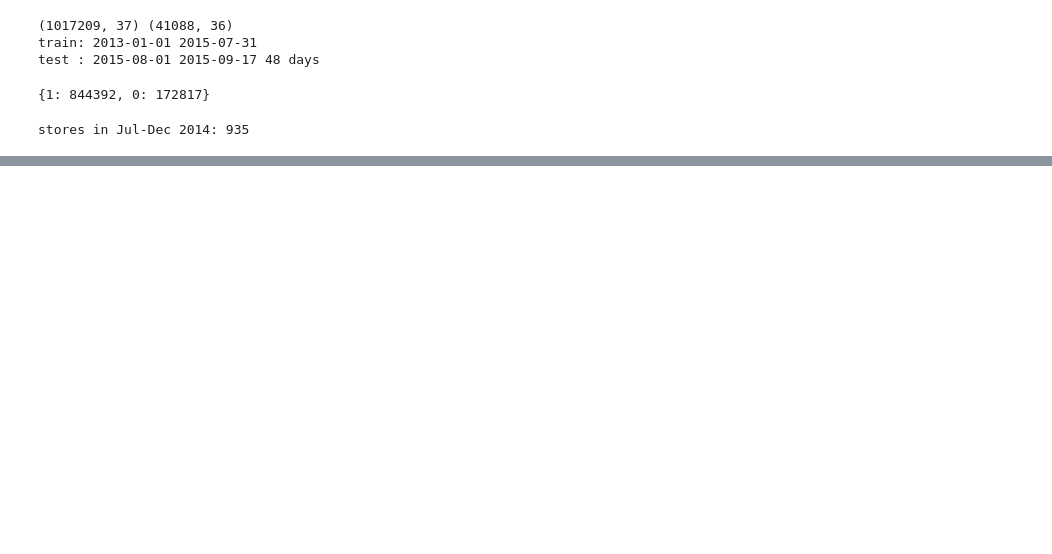
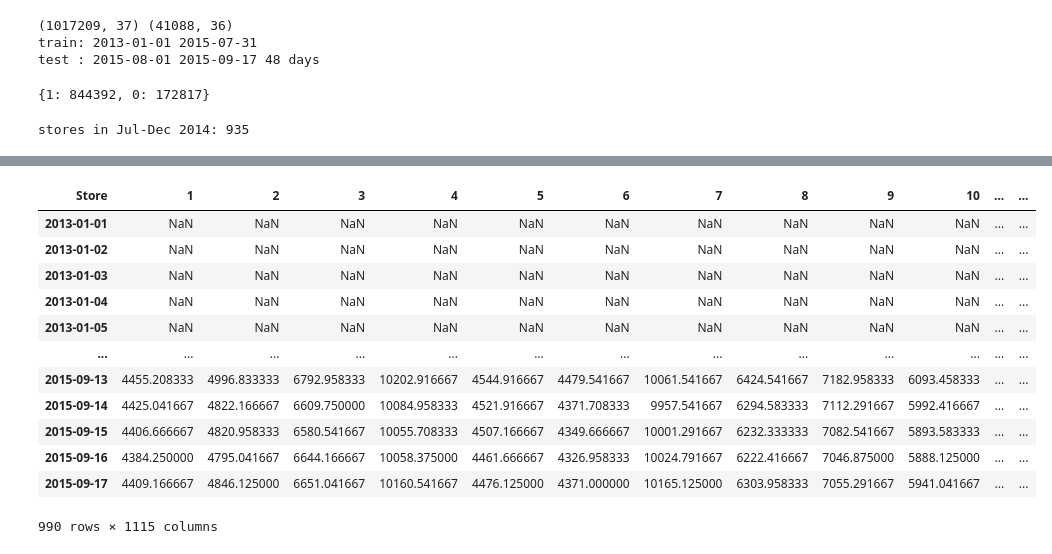
Before and after one commit to Aliraza-Amjad-Shaikh/demand-lens, a Jupyter notebook: notebooks/04_basic_modelling.ipynb, the cells around one changed output, grey strips where cells are left out. Saved outputs shown, nothing was run; the diff lists cells and outputs as text; code cells hidden in the pictures; blank space fills up the shorter version.

```diff
--- a/notebooks/04_basic_modelling.ipynb
+++ b/notebooks/04_basic_modelling.ipynb
@@ -44,3 +45,7 @@ print(train.Open.value_counts().to_dict())
 print("stores in Jul-Dec 2014:", train[train.Date.between("2014-07-01", "2014-12-31")].Store.nunique())
 # %% [output]
 stores in Jul-Dec 2014: 935
+# %%
+full_idx = pd.date_range(train.Date.min(), test.Date.max())
+
+full_idx
@@ -46,0 +61,21 @@ stores in Jul-Dec 2014: 935
+# %%
+wide = (train.assign(S=train.Sales.where(train.Open == 1))
+        .pivot(index="Date", columns="Store", values="S").reindex(full_idx))
+
+raw = wide.shift(48).rolling(28, min_periods=1).mean()
+
+raw
+# %% [output]
+| Store | 1 | 2 | 3 | 4 | 5 | 6 | 7 | 8 | 9 | 10 | ... | ... |
+| 2013-01-01 | NaN | NaN | NaN | NaN | NaN | NaN | NaN | NaN | NaN | NaN | ... | ... |
+| 2013-01-02 | NaN | NaN | NaN | NaN | NaN | NaN | NaN | NaN | NaN | NaN | ... | ... |
+| 2013-01-03 | NaN | NaN | NaN | NaN | NaN | NaN | NaN | NaN | NaN | NaN | ... | ... |
+| 2013-01-04 | NaN | NaN | NaN | NaN | NaN | NaN | NaN | NaN | NaN | NaN | ... | ... |
+| 2013-01-05 | NaN | NaN | NaN | NaN | NaN | NaN | NaN | NaN | NaN | NaN | ... | ... |
+| ... | ... | ... | ... | ... | ... | ... | ... | ... | ... | ... | ... | ... |
+| 2015-09-13 | 4455.208333 | 4996.833333 | 6792.958333 | 10202.916667 | 4544.916667 | 4479.541667 | 10061.541667 | 6424.541667 | 7182.958333 | 6093.458333 | ... | ... |
+| 2015-09-14 | 4425.041667 | 4822.166667 | 6609.750000 | 10084.958333 | 4521.916667 | 4371.708333 | 9957.541667 | 6294.583333 | 7112.291667 | 5992.416667 | ... | ... |
+| 2015-09-15 | 4406.666667 | 4820.958333 | 6580.541667 | 10055.708333 | 4507.166667 | 4349.666667 | 10001.291667 | 6232.333333 | 7082.541667 | 5893.583333 | ... | ... |
+| 2015-09-16 | 4384.250000 | 4795.041667 | 6644.166667 | 10058.375000 | 4461.666667 | 4326.958333 | 10024.791667 | 6222.416667 | 7046.875000 | 5888.125000 | ... | ... |
+| 2015-09-17 | 4409.166667 | 4846.125000 | 6651.041667 | 10160.541667 | 4476.125000 | 4371.000000 | 10165.125000 | 6303.958333 | 7055.291667 | 5941.041667 | ... | ... |
+990 rows × 1115 columns
```
Also changed, not shown: parts of 12 cells of this notebook.
